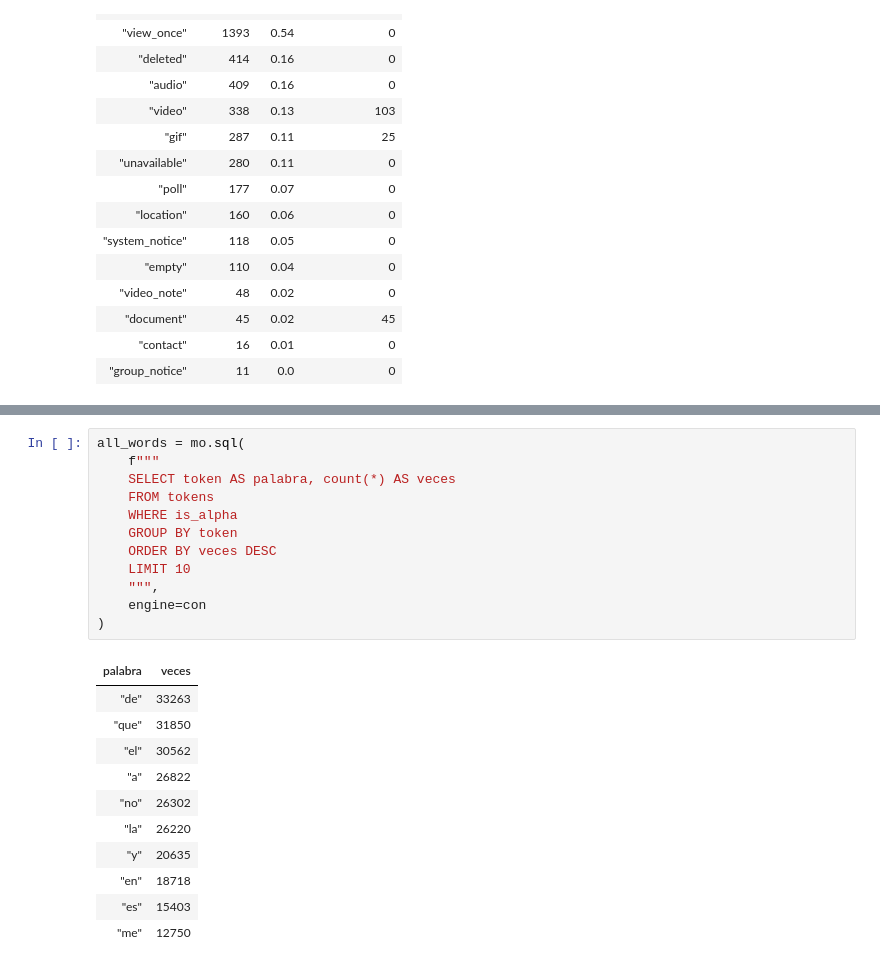
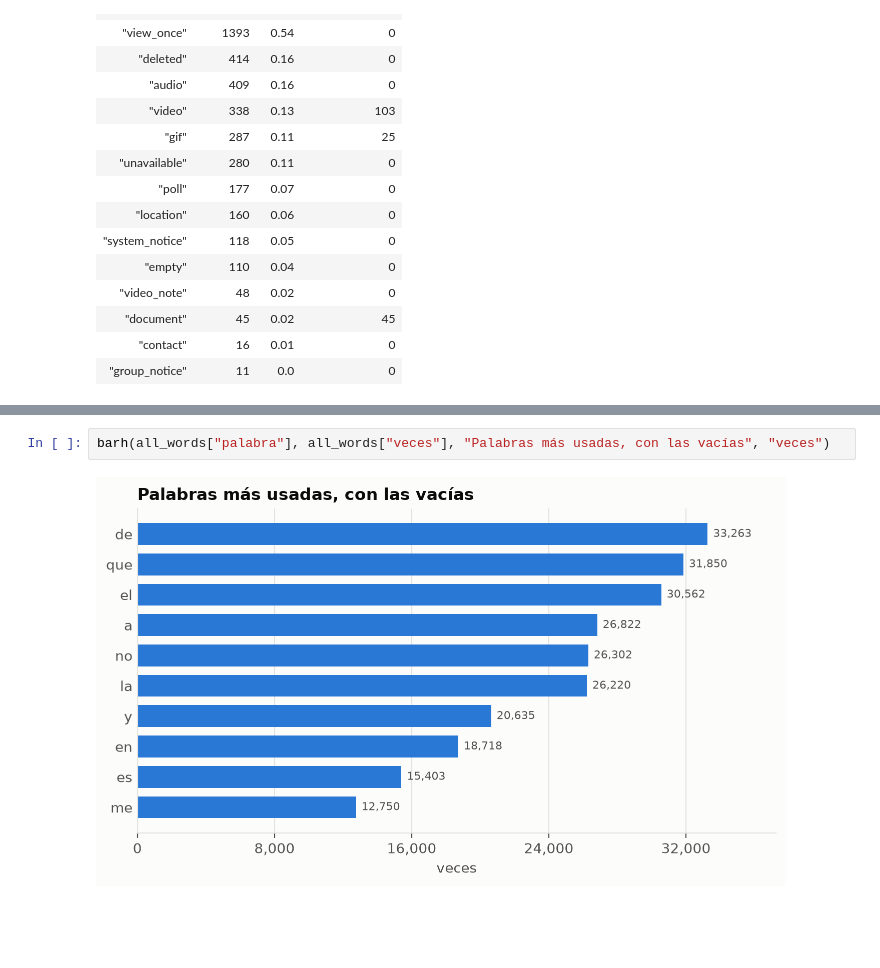
Before and after one commit to enriquegiottonini/wasap-group-chat-analyzer, a Jupyter notebook: notebooks/02_eda_silver.ipynb, the cells around one changed output, grey strips where cells are left out. Drawn from its saved outputs; the diff is of its cells as text; blank space fills up the shorter version.

```diff
--- a/notebooks/02_eda_silver.ipynb
+++ b/notebooks/02_eda_silver.ipynb
@@ -874,27 +835,7 @@ después solo las que tienen contenido.
 # %%
-all_words = mo.sql(
-    f"""
-    SELECT token AS palabra, count(*) AS veces
-    FROM tokens
-    WHERE is_alpha
-    GROUP BY token
-    ORDER BY veces DESC
-    LIMIT 10
-    """,
-    engine=con
-)
+barh(all_words["palabra"], all_words["veces"], "Palabras más usadas, con las vacías", "veces")
 # %% [output]
-| palabra | veces |
-| "de" | 33263 |
-| "que" | 31850 |
-| "el" | 30562 |
-| "a" | 26822 |
-| "no" | 26302 |
-| "la" | 26220 |
-| "y" | 20635 |
-| "en" | 18718 |
-| "es" | 15403 |
-| "me" | 12750 |
+[figure, added]
 # %%
 top_content_words = mo.sql(
     f"""
```
Also changed, not shown: parts of 96 cells of this notebook, 12 other files.
